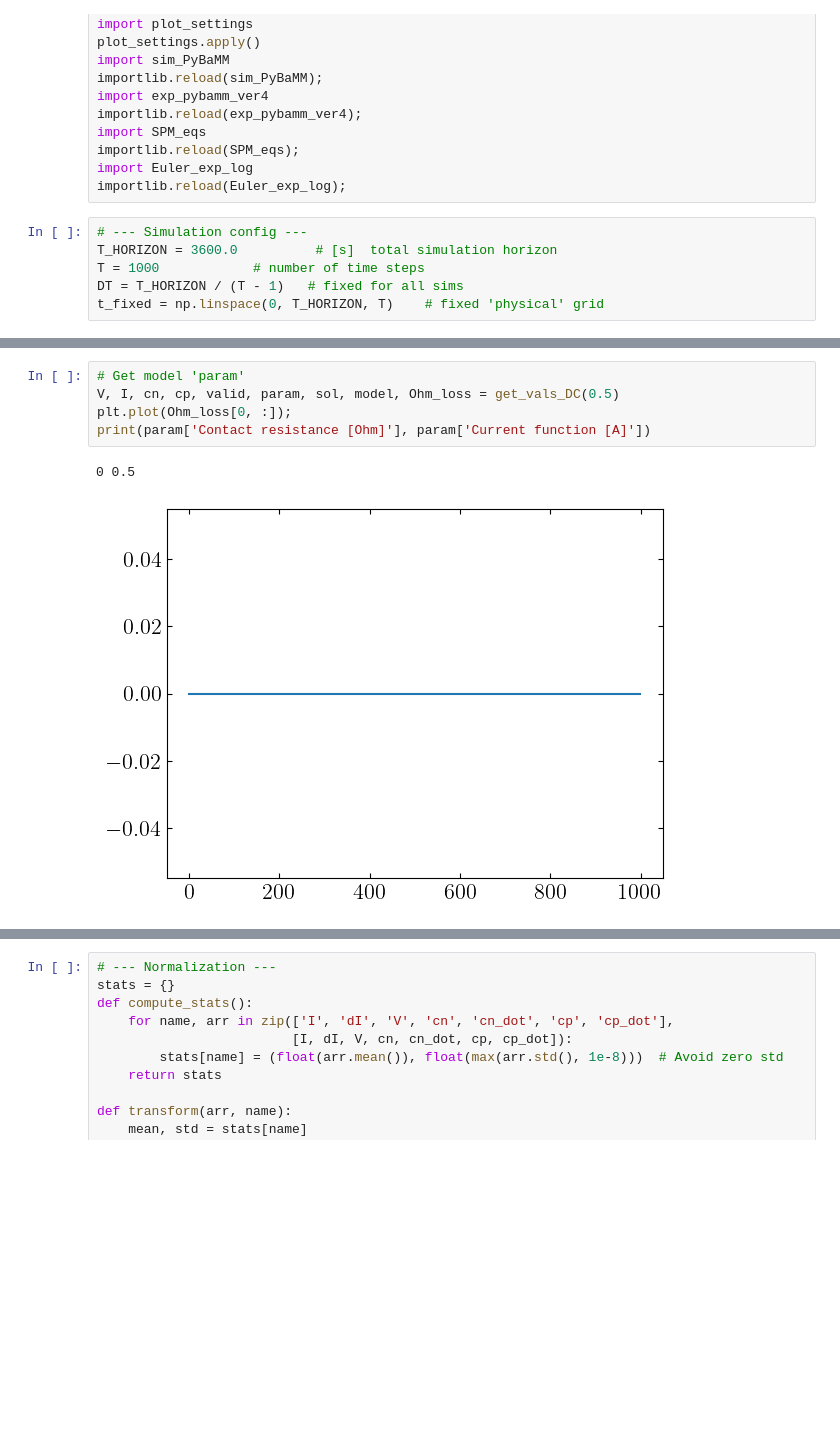
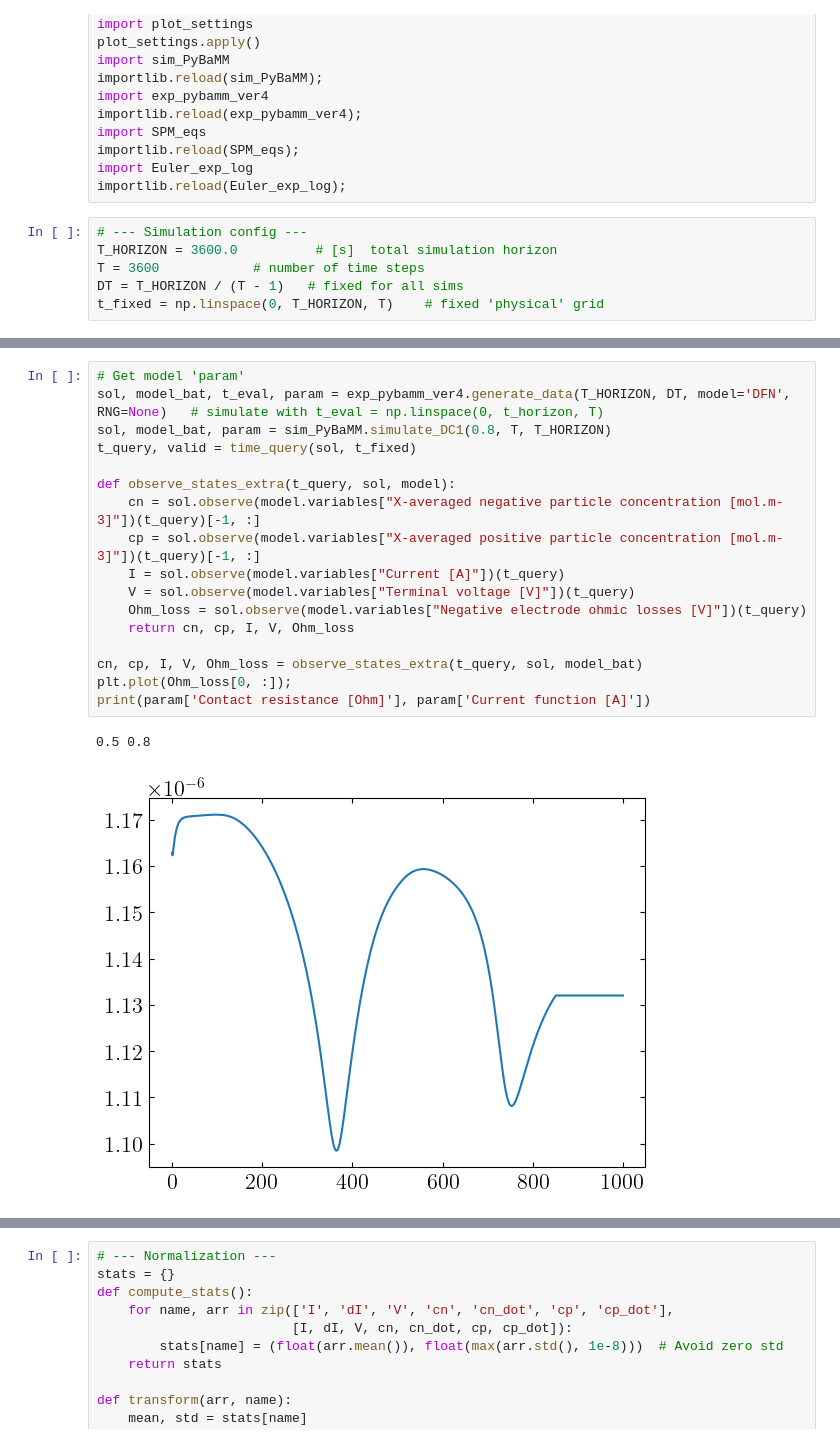
Before and after one commit to j-haralds/MSc_thesis, a Jupyter notebook: program/2_EncodedEulerNN/1_JN_xi_xidot.ipynb, the cells around one changed output, grey strips where cells are left out. Cells and saved outputs as stored; diff of their text form; blank space fills up the shorter version.

```diff
--- a/program/2_EncodedEulerNN/1_JN_xi_xidot.ipynb
+++ b/program/2_EncodedEulerNN/1_JN_xi_xidot.ipynb
@@ -28,7 +28,7 @@ importlib.reload(Euler_exp_log);
 # %%
 # --- Simulation config ---
 T_HORIZON = 3600.0          # [s]  total simulation horizon
-T = 1000            # number of time steps
+T = 3600            # number of time steps
 DT = T_HORIZON / (T - 1)   # fixed for all sims
 t_fixed = np.linspace(0, T_HORIZON, T)    # fixed 'physical' grid
 # %%
@@ -99,11 +99,23 @@ def gen_data(B, currents='DC', I_low=0.25, I_high=1.0, seed=None):
     return *[arrays[key] for key in ['I', 'dI', 'V', 'cn', 'cn_dot', 'cp', 'cp_dot']] , valid
 # %%
 # Get model 'param'
-V, I, cn, cp, valid, param, sol, model, Ohm_loss = get_vals_DC(0.5)
+sol, model_bat, t_eval, param = exp_pybamm_ver4.generate_data(T_HORIZON, DT, model='DFN', RNG=None)   # simulate with t_eval = np.linspace(0, t_horizon, T)
+sol, model_bat, param = sim_PyBaMM.simulate_DC1(0.8, T, T_HORIZON)
+t_query, valid = time_query(sol, t_fixed)
+
+def observe_states_extra(t_query, sol, model):
+    cn = sol.observe(model.variables["X-averaged negative particle concentration [mol.m-3]"])(t_query)[-1, :]
+    cp = sol.observe(model.variables["X-averaged positive particle concentration [mol.m-3]"])(t_query)[-1, :]
+    I = sol.observe(model.variables["Current [A]"])(t_query)
+    V = sol.observe(model.variables["Terminal voltage [V]"])(t_query)
+    Ohm_loss = sol.observe(model.variables["Negative electrode ohmic losses [V]"])(t_query)
+    return cn, cp, I, V, Ohm_loss
+
+cn, cp, I, V, Ohm_loss = observe_states_extra(t_query, sol, model_bat)
 plt.plot(Ohm_loss[0, :]);
 print(param['Contact resistance [Ohm]'], param['Current function [A]'])
 # %% [output]
-0 0.5
+0.5 0.8
-[figure, old version]
+[figure, new version]
 # %%
 # --- Save data ---
```
Also changed, not shown: parts of 10 cells of this notebook, 2 other files.
